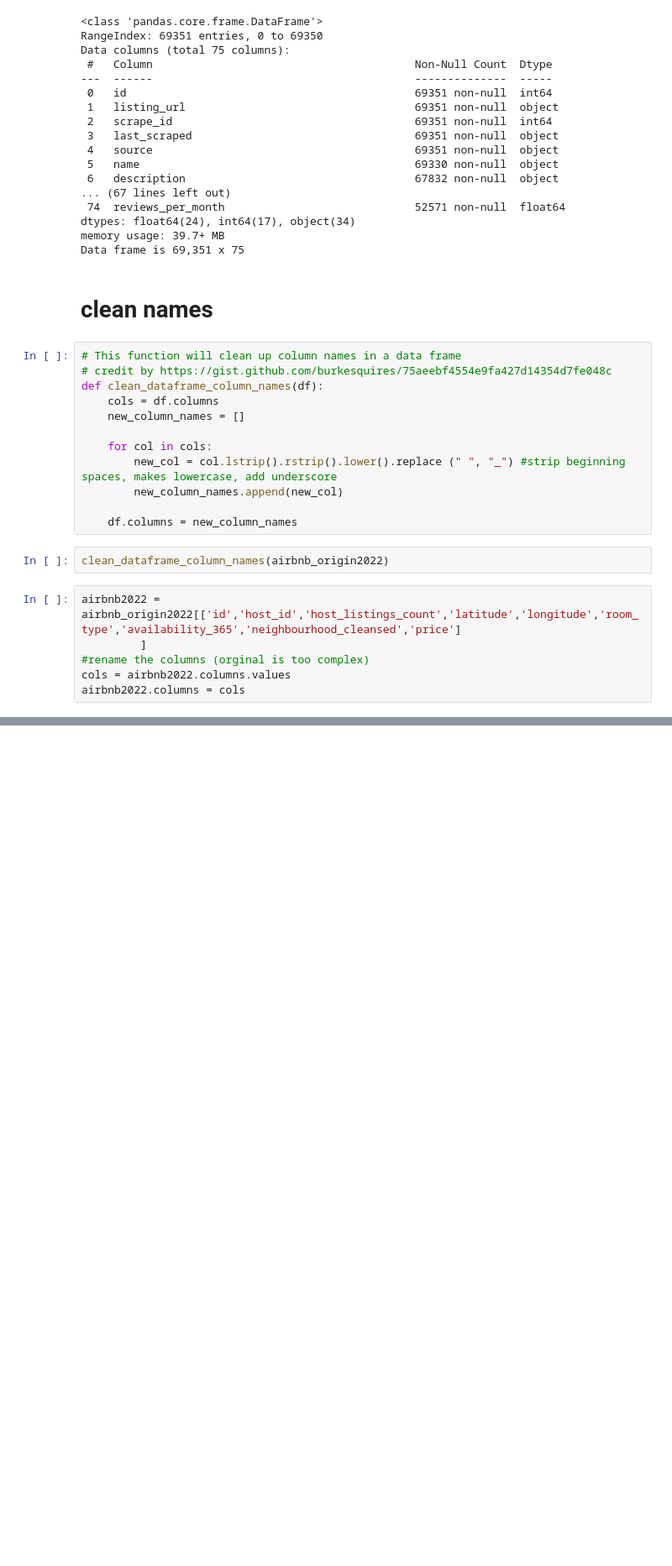
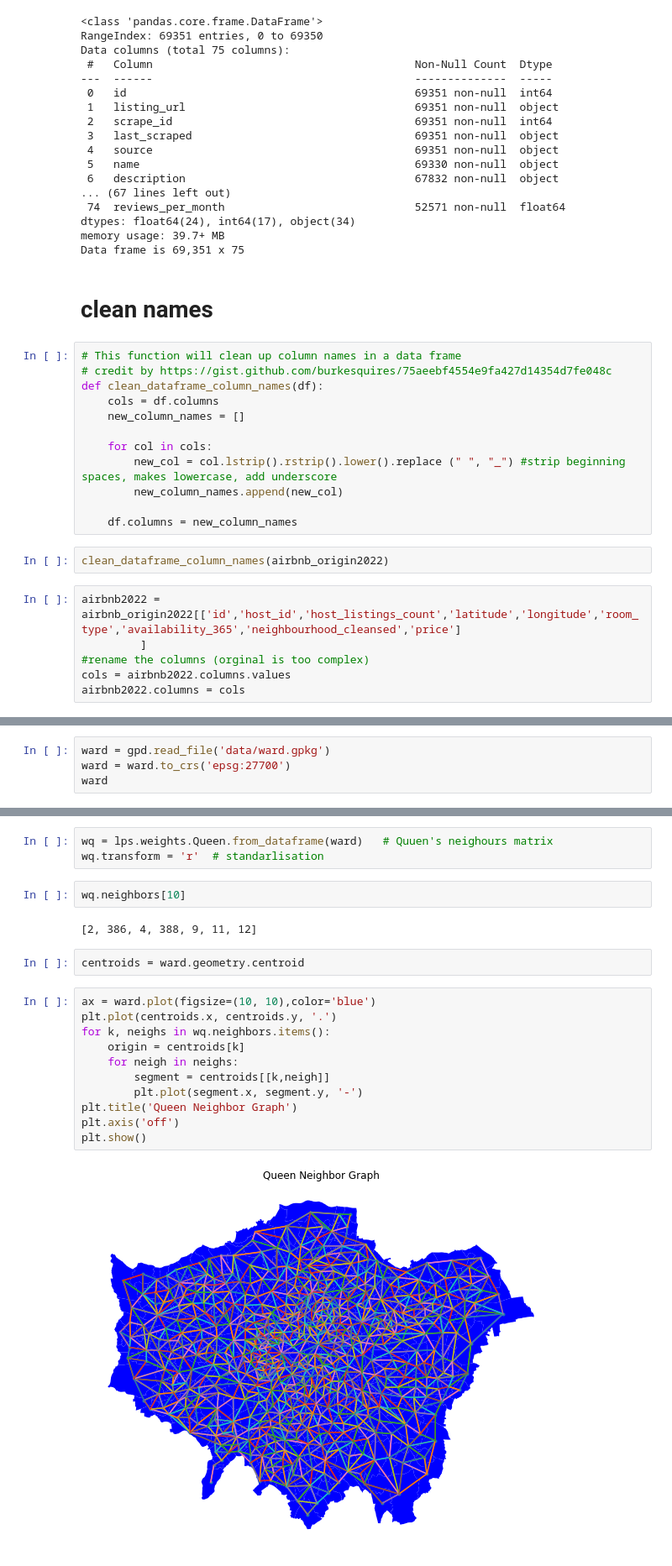
Before and after one commit to korentinchen/fsdsgroupwork, a Jupyter notebook: test.ipynb, the cells around one changed output, grey strips where cells are left out. Shown at 84% size. Cells and saved outputs as stored; diff of their text form; blank space fills up the shorter version.

```diff
--- a/test.ipynb
+++ b/test.ipynb
@@ -72,0 +170,4 @@ airbnb2022
+# %%
+ward = gpd.read_file('data/ward.gpkg')
+ward = ward.to_crs('epsg:27700')
+ward
@@ -72,0 +353,22 @@ airbnb2022
+# %%
+wq = lps.weights.Queen.from_dataframe(ward)   # Quuen's neighours matrix
+wq.transform = 'r'  # standarlisation
+# %%
+wq.neighbors[10]
+# %% [output]
+[2, 386, 4, 388, 9, 11, 12]
+# %%
+centroids = ward.geometry.centroid
+# %%
+ax = ward.plot(figsize=(10, 10),color='blue')
+plt.plot(centroids.x, centroids.y, '.')
+for k, neighs in wq.neighbors.items():
+    origin = centroids[k]
+    for neigh in neighs:
+        segment = centroids[[k,neigh]]
+        plt.plot(segment.x, segment.y, '-')
+plt.title('Queen Neighbor Graph')
+plt.axis('off')
+plt.show()
+# %% [output]
+[figure, added]
```
Also changed, not shown: parts of 39 cells of this notebook.
